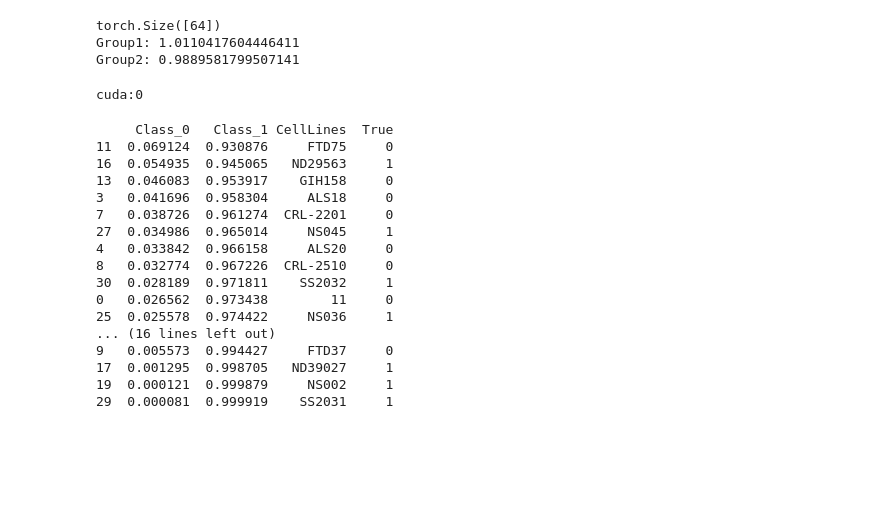
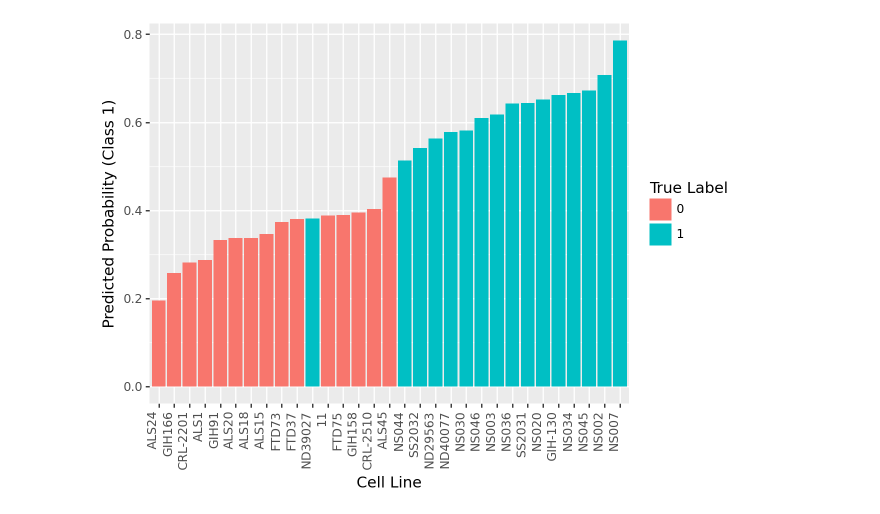
Before and after one commit to AltschulerWu-Lab/maps, a Jupyter notebook: template_analyses/multimarker_maps_analysis.ipynb, the cells around one changed output. Drawn from its saved outputs; the diff is of its cells as text; code cells hidden in the pictures; blank space fills up the shorter version.

```diff
--- a/template_analyses/multimarker_maps_analysis.ipynb
+++ b/template_analyses/multimarker_maps_analysis.ipynb
@@ -45,9 +44,11 @@ print(json.dumps(params, indent=4))
 # %%
 # Create and load screen
 screen = ImageScreenMultiAntibody(params)
-screen.load(antibody=["FUS/EEA1"])
+screen.load(antibody=["HSP70/SOD1", "FUS/EEA1", "COX IV/Galectin3/atubulin"])
 screen.preprocess()
 # %%
+from maps.multiantibody.data_loaders import create_multiantibody_dataloader
+dataloader_config.batch_size = 30
 dataloader = create_multiantibody_dataloader(
     screen,
     **vars(dataloader_config)
@@ -55,6 +306,9 @@ dataloader = create_multiantibody_dataloader(
 # %%
 # Initiaize model and train
+train_config.n_epochs = 20
+train_config.patience = 10
+dataloader.mode = "train"
 model_config.antibody_feature_dims = dataloader._get_feature_dims()
-model = MultiAntibodyClassifier(**vars(model_config))
+model = MultiModalClassifier(**vars(model_config))
 train(model, dataloader, train_config)
 # %% [output]
@@ -71,14 +335,3 @@ Epoch 10/10, Loss: 0.9150745272636414
-# %%
-line_head = model.line_head
-feature_weight = line_head.fc.weight.abs().softmax(dim=-1)
-feature_weight = feature_weight.sum(dim=0)
-print(feature_weight.shape)
-print(f"Group1: {feature_weight[:32].sum()}")
-print(f"Group2: {feature_weight[32:].sum()}")
-# %% [output]
-torch.Size([64])
-Group1: 1.0110417604446411
-Group2: 0.9889581799507141
 # %%
 model.eval()
 all_probs = []
@@ -86,7 +339,6 @@ all_labels = []
 all_lines = []
 dataloader.mode = "eval"  # Set dataloader to evaluation mode
 device = next(model.parameters()).device  # Get device from model parameters
-print(device)
 
 with torch.no_grad():
     for batch in dataloader:
@@ -97,7 +349,7 @@ with torch.no_grad():
         y_line = batch[list(batch.keys())[0]][1].to(device)
         cl = [batch[list(batch.keys())[0]][-1]]
         _, line_logits = model(x_dict)
-        probs = torch.softmax(line_logits, dim=1)
+        probs = torch.softmax(line_logits, dim=-1)
         all_probs.append(probs.cpu())
         all_labels.append(y_line.cpu())
         all_lines.extend(cl)
@@ -109,25 +361,22 @@ preds = pd.DataFrame(all_probs.numpy())
 preds.columns = [f"Class_{i}" for i in range(model_config.n_classes)]
 preds["CellLines"] = all_lines
 preds["True"] = all_labels.numpy()
-# %% [output]
-cuda:0
 # %%
-print(preds.sort_values("Class_0", ascending=False))
+from plotnine import ggplot, aes, geom_bar, theme, element_text, labs
+
+# Sort preds by predicted probability (Class_1) in ascending order
+preds = preds.sort_values(by='Class_1', ascending=True)
+preds['CellLines'] = pd.Categorical(preds['CellLines'], categories=preds['CellLines'], ordered=True)
+
+# Convert True column to string for coloring
+preds['True_str'] = preds['True'].astype(str)
+
+# Create barplot
+(
+    ggplot(preds, aes(x='CellLines', y='Class_1', fill='True_str')) +
+    geom_bar(stat='identity') +
+    theme(axis_text_x=element_text(rotation=90, hjust=1)) +
+    labs(x='Cell Line', y='Predicted Probability (Class 1)', fill='True Label')
+)
 # %% [output]
-     Class_0   Class_1 CellLines  True
-11  0.069124  0.930876     FTD75     0
-16  0.054935  0.945065   ND29563     1
-13  0.046083  0.953917    GIH158     0
-3   0.041696  0.958304     ALS18     0
-7   0.038726  0.961274  CRL-2201     0
-27  0.034986  0.965014     NS045     1
-4   0.033842  0.966158     ALS20     0
-8   0.032774  0.967226  CRL-2510     0
-30  0.028189  0.971811    SS2032     1
-0   0.026562  0.973438        11     0
-25  0.025578  0.974422     NS036     1
-... (16 lines left out)
-9   0.005573  0.994427     FTD37     0
-17  0.001295  0.998705   ND39027     1
-19  0.000121  0.999879     NS002     1
-29  0.000081  0.999919    SS2031     1
+[figure, added]
```
Also changed, not shown: parts of 5 cells of this notebook, 5 other files.
